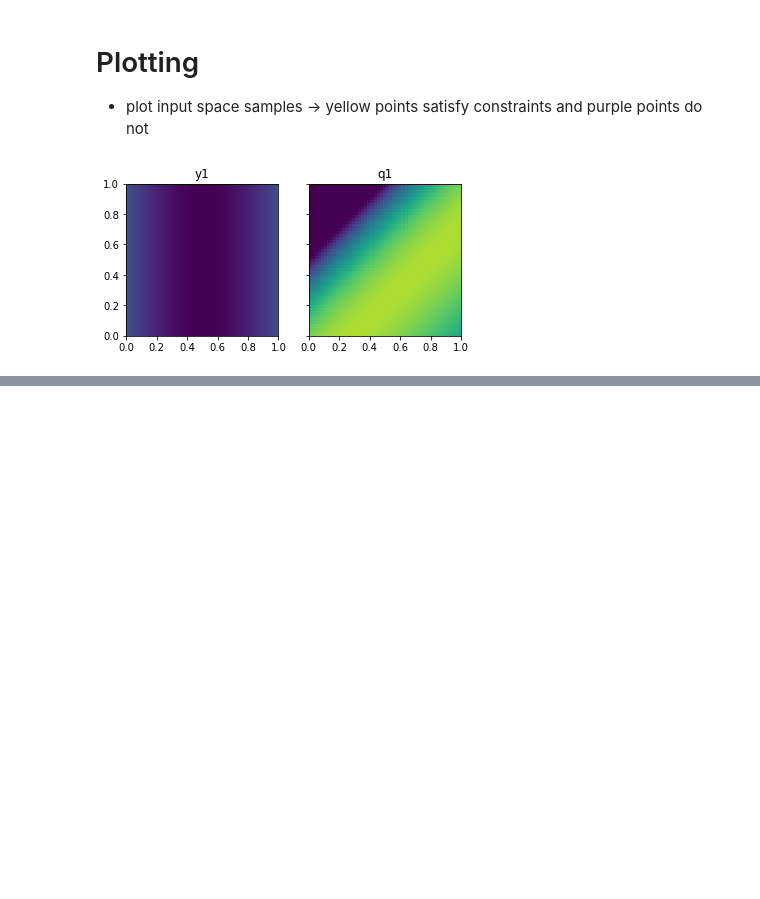
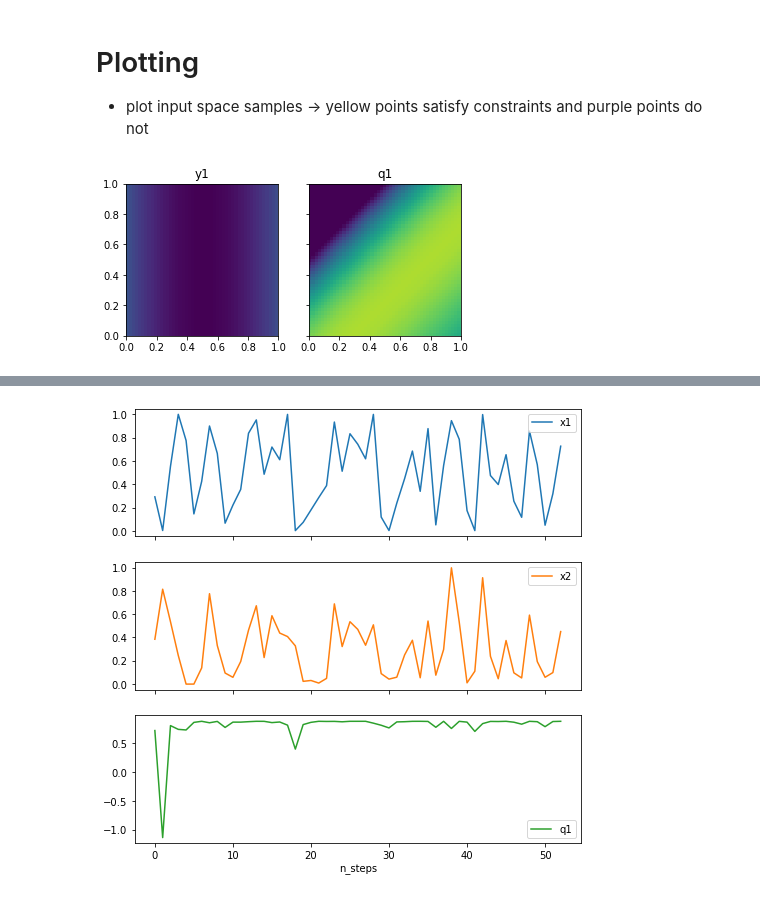
Before and after one commit to jacquelinegarrahan/Xopt, a Jupyter notebook: examples/bayes_exp/quality_aware_bayesian_exploration.ipynb, the cells around one changed output, grey strips where cells are left out. Drawn from its saved outputs; the diff is of its cells as text; code cells hidden in the pictures; blank space fills up the shorter version.

```diff
--- a/examples/bayes_exp/quality_aware_bayesian_exploration.ipynb
+++ b/examples/bayes_exp/quality_aware_bayesian_exploration.ipynb
@@ -170,0 +162,6 @@ tensor([[[0.6224, 0.4096]],
+# %%
+ax = results.plot(y=['x1','x2','q1'],subplots=True)
+ax[-1].set_xlabel('n_steps')
+ax[-1].figure.set_size_inches(8,8)
+# %% [output]
+[figure, added]
```
Also changed, not shown: parts of 8 cells of this notebook, 8 other files.
